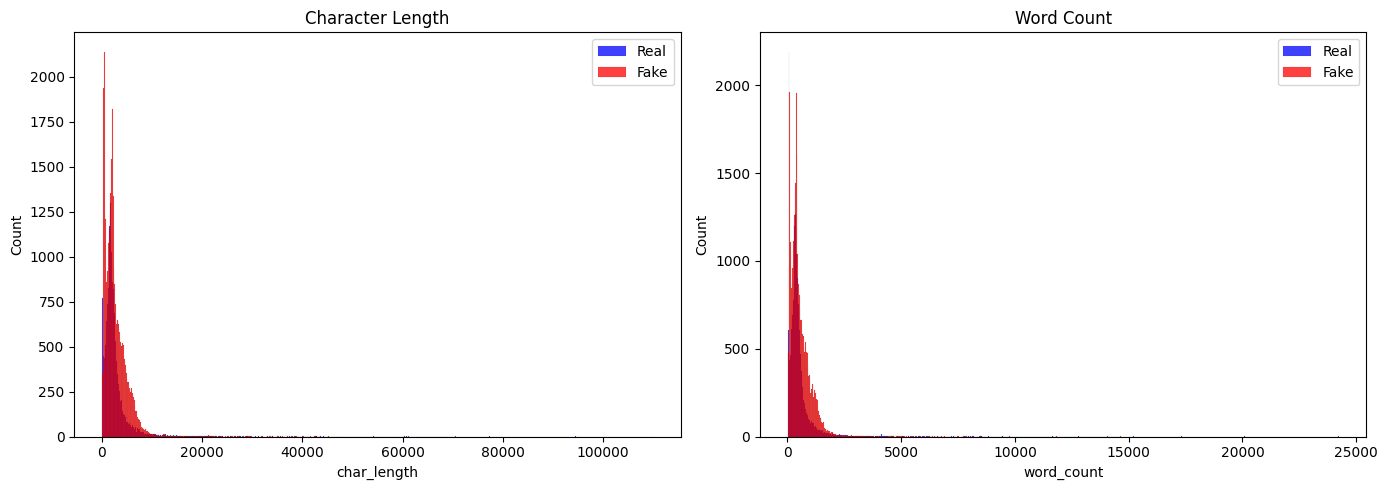
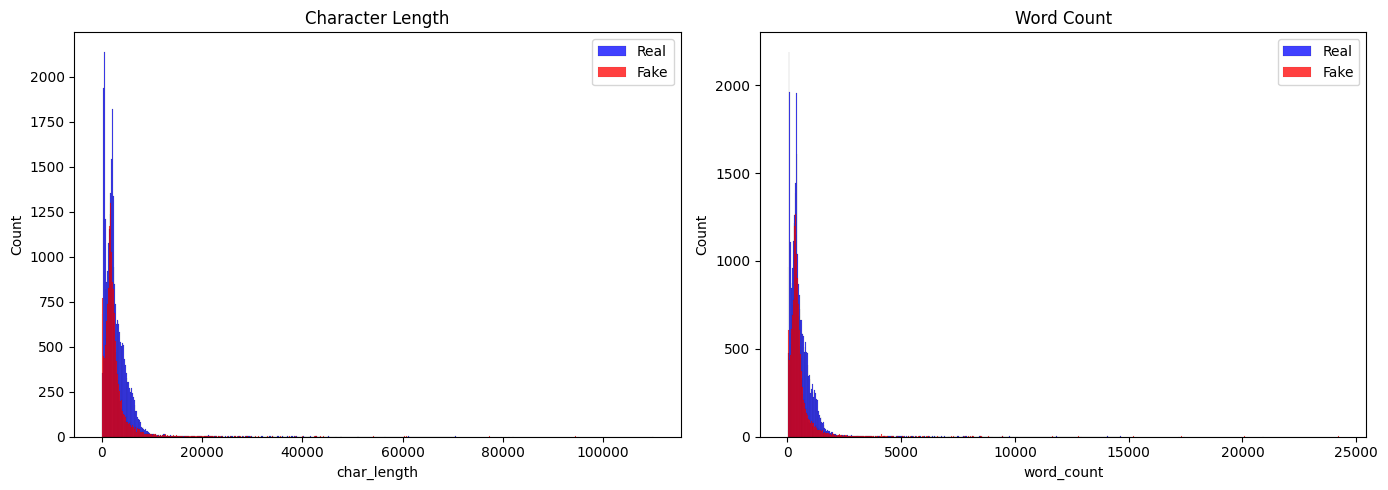
Unified diff of the notebook cell whose output changed from the first chart to the second:
--- before
+++ after
@@ -2,10 +2,10 @@
 if not os.path.exists(PLOT_LENGTH):
     fig, axes = plt.subplots(1, 2, figsize=(14, 5))
-    sns.histplot(df[df["unreliable"]==1]["char_length"], ax=axes[0], color="blue", label="Real")
-    sns.histplot(df[df["unreliable"]==0]["char_length"], ax=axes[0], color="red",  label="Fake")
+    sns.histplot(df[df["unreliable"]==0]["char_length"], ax=axes[0], color="blue", label="Real")
+    sns.histplot(df[df["unreliable"]==1]["char_length"], ax=axes[0], color="red",  label="Fake")
     axes[0].set_title("Character Length")
     axes[0].legend()
-    sns.histplot(df[df["unreliable"]==1]["word_count"],  ax=axes[1], color="blue", label="Real")
-    sns.histplot(df[df["unreliable"]==0]["word_count"],  ax=axes[1], color="red",  label="Fake")
+    sns.histplot(df[df["unreliable"]==0]["word_count"],  ax=axes[1], color="blue", label="Real")
+    sns.histplot(df[df["unreliable"]==1]["word_count"],  ax=axes[1], color="red",  label="Fake")
     axes[1].set_title("Word Count")
     axes[1].legend()

Commit: Add files via upload